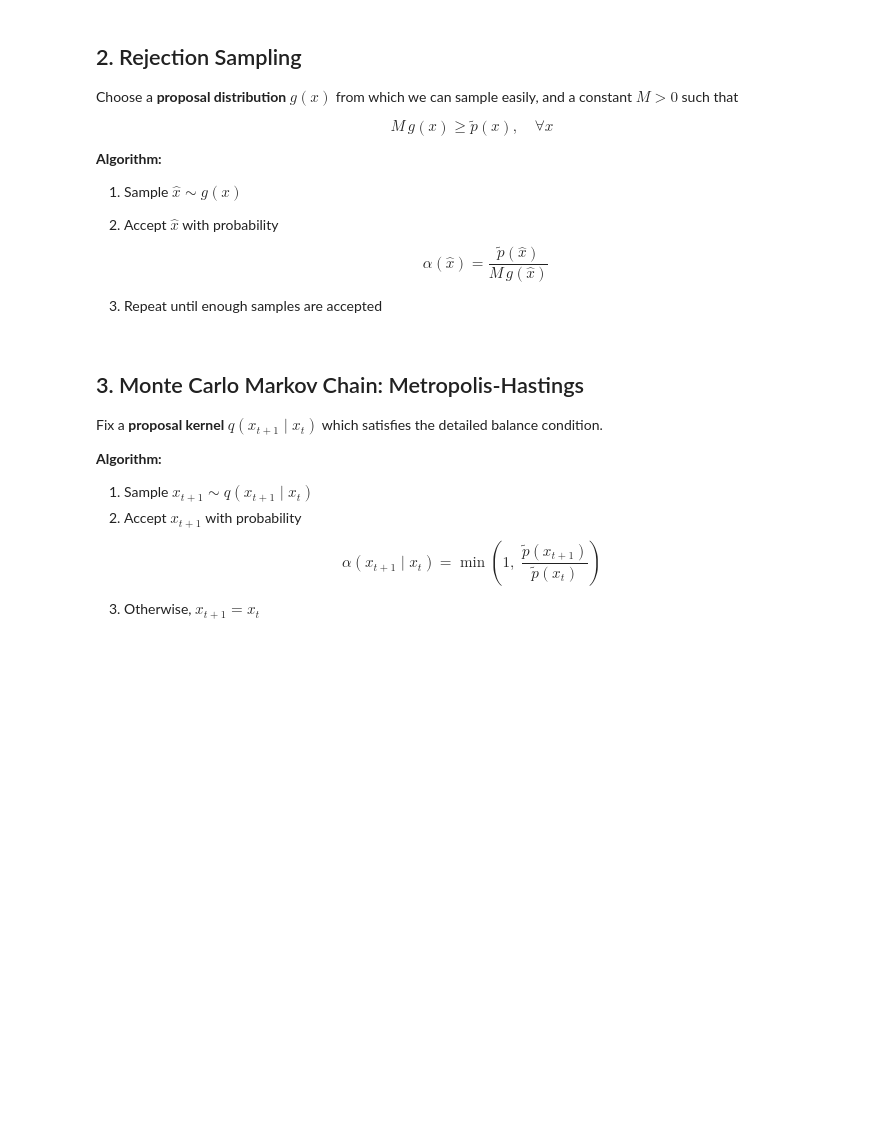
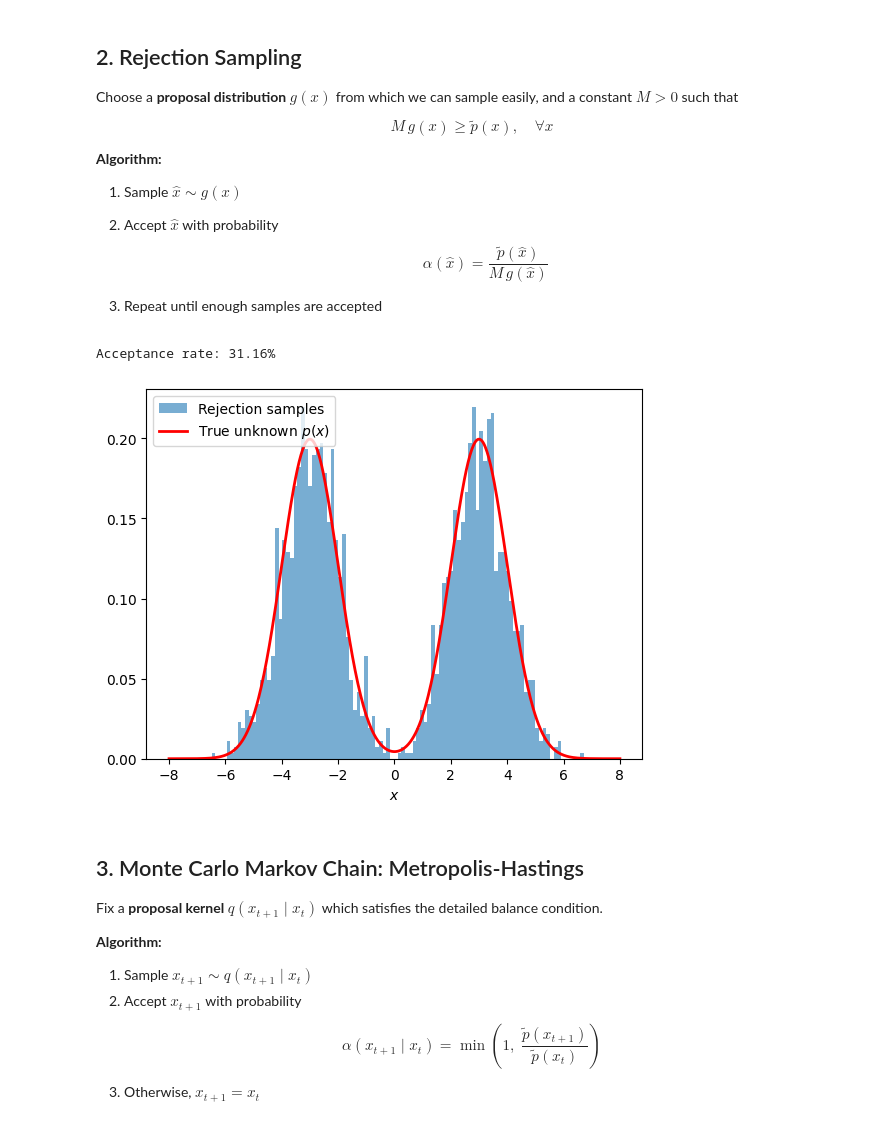
Before and after one commit to frekkoz3/Probabilistic-Machine-Learning, a Jupyter notebook: laboratories/8/08_mcmc_lab.ipynb, the cells around one changed output. Drawn from its saved outputs; the diff is of its cells as text; code cells hidden in the pictures; blank space fills up the shorter version.

```diff
--- a/laboratories/8/08_mcmc_lab.ipynb
+++ b/laboratories/8/08_mcmc_lab.ipynb
@@ -57,21 +61,36 @@ g = scipy.stats.norm(loc=G_LOC, scale=G_SCALE)
-# %%
-def rejection_sampling(n_samples, M):
-    pass
-
-
-    return np.array(accepted), n_samples_generated
+# %%
+def rejection_sampling(n_samples, M, proposal_distribution):
+
+    p = proposal_distribution
+
+    accepted = []
+    n_samples_generated = 0
+    while (len(accepted) < n_samples):
+        x = p.rvs()
+        alpha = p_tilde(x)/(M*p.pdf(x))
+        n_samples_generated += 1
+        while random.random() > alpha:
+            x = p.rvs()
+            alpha = p_tilde(x)/(M*p.pdf(x))
+            n_samples_generated += 1
+        accepted.append(x)
+
+    return np.array(accepted), n_samples_generated
 # %%
-M = 8.0
-samples_rs, n_samples_generated = rejection_sampling(2000, M)
+M = 16.0
+samples_rs, n_samples_generated = rejection_sampling(2000, M, g)
 print(f"Acceptance rate: {2000/n_samples_generated:.2%}")
 plt.hist(samples_rs, bins=100, density=True, alpha=0.6, label="Rejection samples")
 
 Z = 2 * np.sqrt(2 * np.pi)
 plt.plot(x_grid, p_tilde(x_grid)/Z, 'r', lw=2, label=r"True unknown $p(x)$")
 
 plt.legend()
 plt.xlabel("$x$")
 plt.show()
+# %% [output]
+Acceptance rate: 31.16%
+[figure, added]
 # %% [markdown]
 ## 3. Monte Carlo Markov Chain: Metropolis-Hastings
 
```
Also changed, not shown: parts of 9 cells of this notebook.
